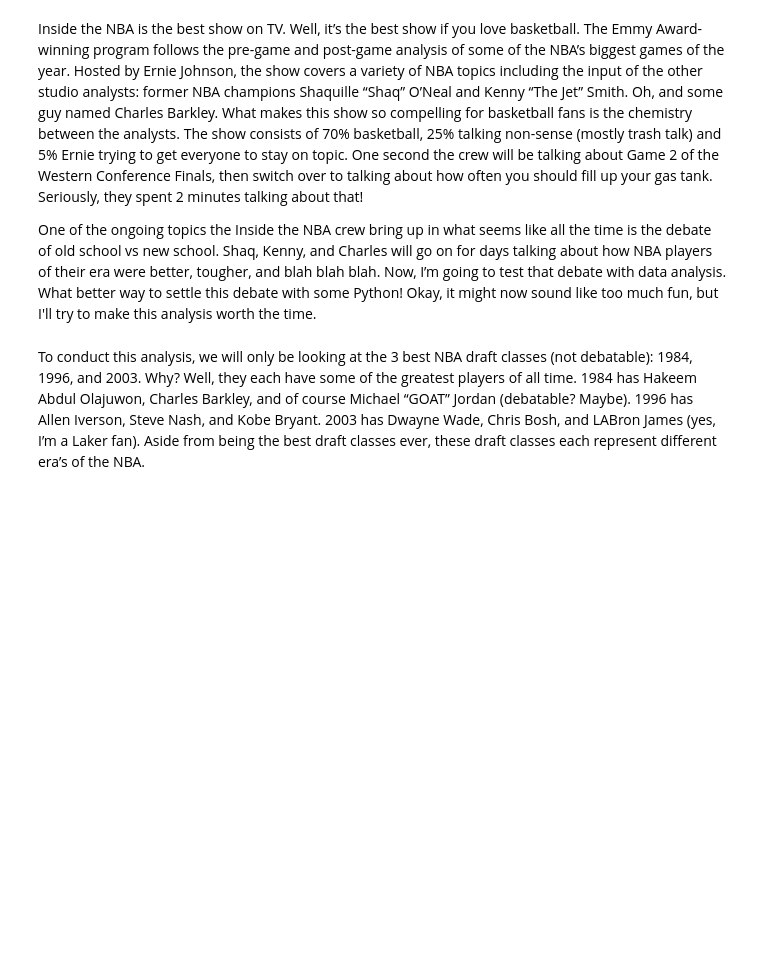
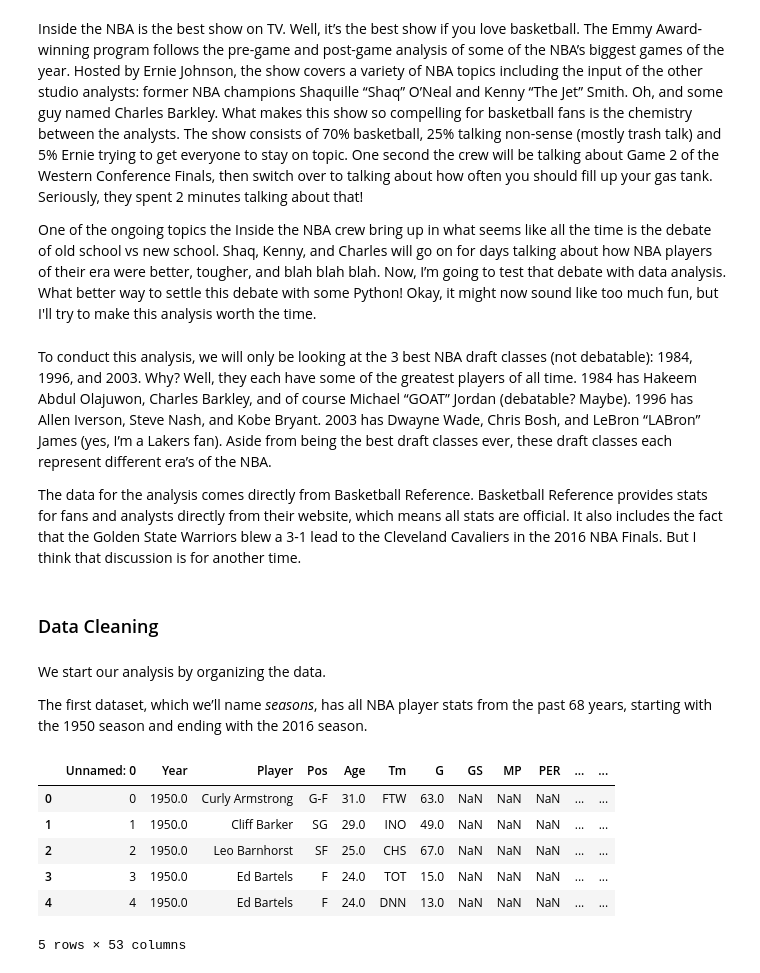
Before and after one commit to osanchez2323/Portfolio, a Jupyter notebook: NBA Draft Analysis/NBA Draft Analysis.ipynb, the cells around one changed output. Cells and saved outputs as stored; diff of their text form; code cells hidden in the pictures; blank space fills up the shorter version.

```diff
--- a/NBA Draft Analysis/NBA Draft Analysis.ipynb
+++ b/NBA Draft Analysis/NBA Draft Analysis.ipynb
@@ -7,8 +7,27 @@ Inside the NBA is the best show on TV. Well, it’s the best show if you love ba
 
 One of the ongoing topics the Inside the NBA crew bring up in what seems like all the time is the debate of old school vs new school. Shaq, Kenny, and Charles will go on for days talking about how NBA players of their era were better, tougher, and blah blah blah. Now, I’m going to test that debate with data analysis. What better way to settle this debate with some Python! Okay, it might now sound like too much fun, but I'll try to make this analysis worth the time.
 # %% [markdown]
-To conduct this analysis, we will only be looking at the 3 best NBA draft classes (not debatable): 1984, 1996, and 2003. Why? Well, they each have some of the greatest players of all time. 1984 has Hakeem Abdul Olajuwon, Charles Barkley, and of course Michael “GOAT” Jordan (debatable? Maybe). 1996 has Allen Iverson, Steve Nash, and Kobe Bryant. 2003 has Dwayne Wade, Chris Bosh, and LABron James (yes, I’m a Laker fan). Aside from being the best draft classes ever, these draft classes each represent different era’s of the NBA.
+To conduct this analysis, we will only be looking at the 3 best NBA draft classes (not debatable): 1984, 1996, and 2003. Why? Well, they each have some of the greatest players of all time. 1984 has Hakeem Abdul Olajuwon, Charles Barkley, and of course Michael “GOAT” Jordan (debatable? Maybe). 1996 has Allen Iverson, Steve Nash, and Kobe Bryant. 2003 has Dwayne Wade, Chris Bosh, and LeBron “LABron” James (yes, I’m a Lakers fan). Aside from being the best draft classes ever, these draft classes each represent different era’s of the NBA.
+
+The data for the analysis comes directly from Basketball Reference. Basketball Reference provides stats for fans and analysts directly from their website, which means all stats are official. It also includes the fact that the Golden State Warriors blew a 3-1 lead to the Cleveland Cavaliers in the 2016 NBA Finals. But I think that discussion is for another time.
+# %% [markdown]
+### Data Cleaning
+# %% [markdown]
+We start our analysis by organizing the data.
+
+The first dataset, which we’ll name *seasons*, has all NBA player stats from the past 68 years, starting with the 1950 season and ending with the 2016 season.
 # %%
 import pandas as pd
 import numpy as np
 import matplotlib.pyplot as plt
+
+seasons = pd.read_csv('Seasons_Stats.csv')
+seasons.head()
+# %% [output]
+|  | Unnamed: 0 | Year | Player | Pos | Age | Tm | G | GS | MP | PER | ... | ... |
+| 0 | 0 | 1950.0 | Curly Armstrong | G-F | 31.0 | FTW | 63.0 | NaN | NaN | NaN | ... | ... |
+| 1 | 1 | 1950.0 | Cliff Barker | SG | 29.0 | INO | 49.0 | NaN | NaN | NaN | ... | ... |
+| 2 | 2 | 1950.0 | Leo Barnhorst | SF | 25.0 | CHS | 67.0 | NaN | NaN | NaN | ... | ... |
+| 3 | 3 | 1950.0 | Ed Bartels | F | 24.0 | TOT | 15.0 | NaN | NaN | NaN | ... | ... |
+| 4 | 4 | 1950.0 | Ed Bartels | F | 24.0 | DNN | 13.0 | NaN | NaN | NaN | ... | ... |
+5 rows × 53 columns
```
Also changed, not shown: parts of 27 cells of this notebook, 1 other file.
